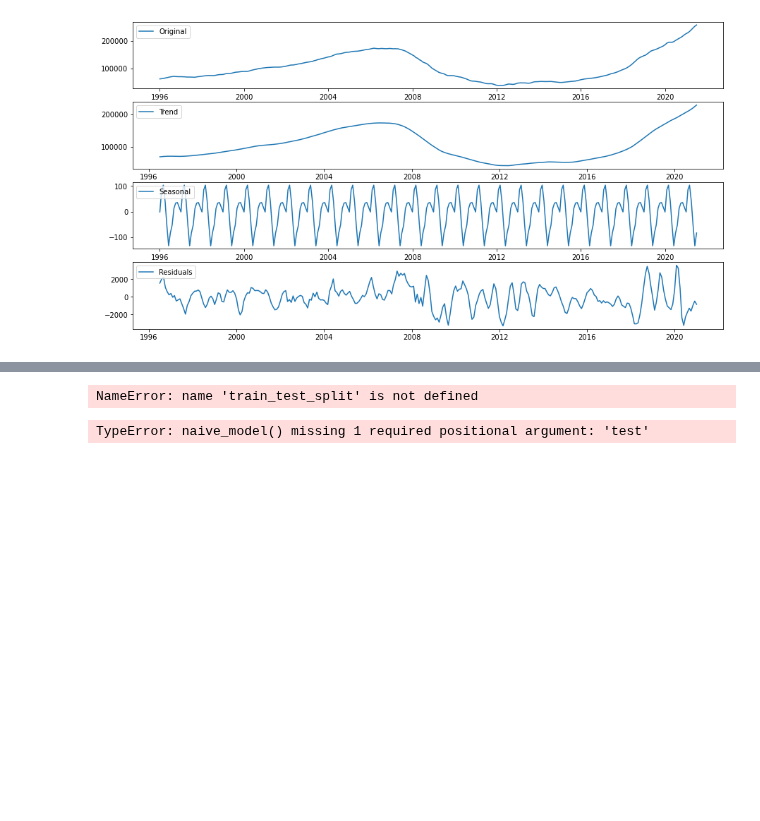
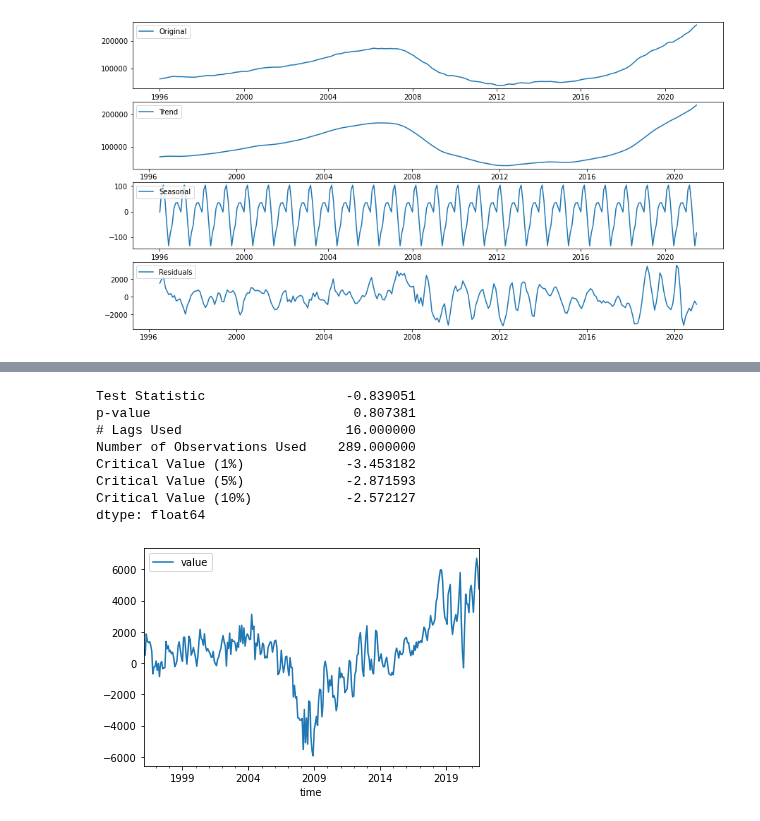
Before and after one commit to fivearm/Phase_4_Project, a Jupyter notebook: Zip_Code_Template.ipynb, the cells around one changed output, grey strips where cells are left out. Drawn from its saved outputs; the diff is of its cells as text; code cells hidden in the pictures; blank space fills up the shorter version.

```diff
--- a/Zip_Code_Template.ipynb
+++ b/Zip_Code_Template.ipynb
@@ -55,8 +67,14 @@ NameError: name 'pd' is not defined
-# %%
-train_test_split(Atlanta)
-# %% [output]
-NameError: name 'train_test_split' is not defined
-# %%
-naive_model(Atlanta)
-# %% [output]
-TypeError: naive_model() missing 1 required positional argument: 'test'
+# %%
+Atlanta_diff = Atlanta.diff().dropna()
+Atlanta_diff.plot()
+DickeyFullerTest(Atlanta_diff)
+# %% [output]
+Test Statistic                  -0.839051
+p-value                          0.807381
+# Lags Used                     16.000000
+Number of Observations Used    289.000000
+Critical Value (1%)             -3.453182
+Critical Value (5%)             -2.871593
+Critical Value (10%)            -2.572127
+dtype: float64
+[figure, added]
```
Also changed, not shown: parts of 20 cells of this notebook, 2 other files.
